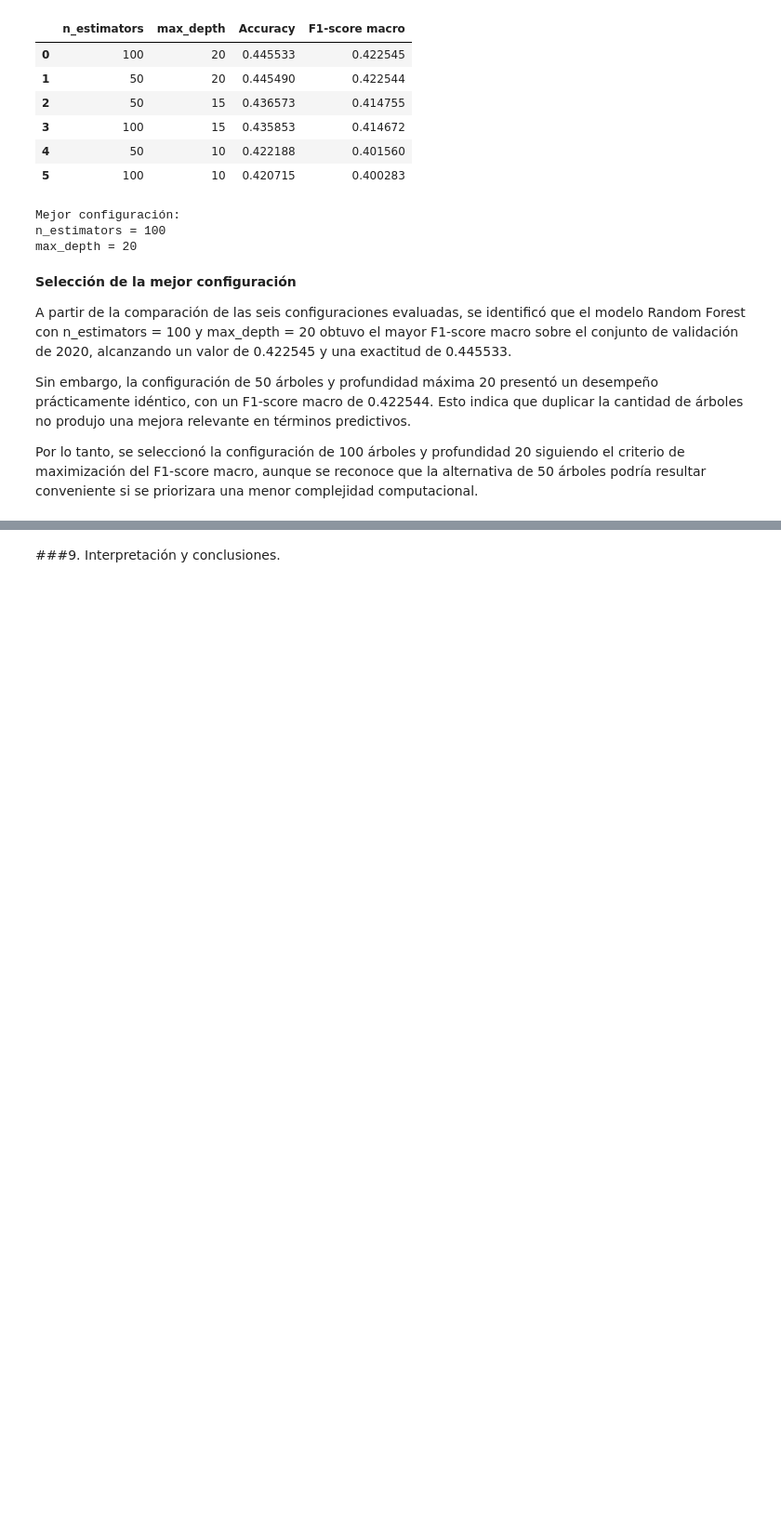
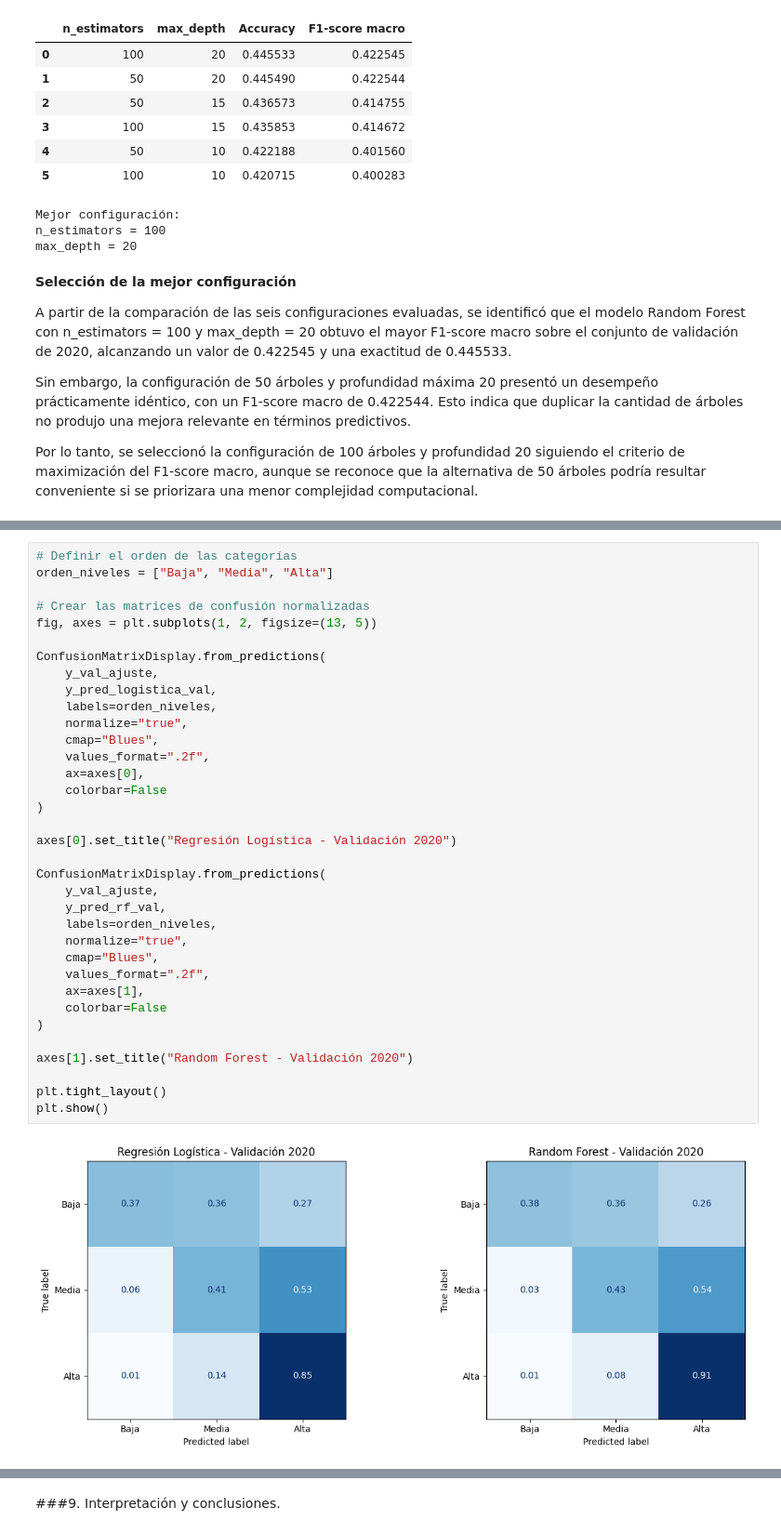
Before and after one commit to ChronosXV/Metodologia_grupo2, a Jupyter notebook: Metodologia_1_Grupo_2_Modelado_ML.ipynb, the cells around one changed output, grey strips where cells are left out. Shown at 93% size. Drawn from its saved outputs; the diff is of its cells as text; blank space fills up the shorter version.

Commit message:
Punto 8 comparar modelos y seleccionar random forest

```diff
--- a/Metodologia_1_Grupo_2_Modelado_ML.ipynb
+++ b/Metodologia_1_Grupo_2_Modelado_ML.ipynb
@@ -1544,0 +1686,37 @@ Por lo tanto, se seleccionó la configuración de 100 árboles y profundidad 20
+# %%
+# Definir el orden de las categorías
+orden_niveles = ["Baja", "Media", "Alta"]
+
+# Crear las matrices de confusión normalizadas
+fig, axes = plt.subplots(1, 2, figsize=(13, 5))
+
+ConfusionMatrixDisplay.from_predictions(
+    y_val_ajuste,
+    y_pred_logistica_val,
+    labels=orden_niveles,
+    normalize="true",
+    cmap="Blues",
+    values_format=".2f",
+    ax=axes[0],
+    colorbar=False
+)
+
+axes[0].set_title("Regresión Logística - Validación 2020")
+
+ConfusionMatrixDisplay.from_predictions(
+    y_val_ajuste,
+    y_pred_rf_val,
+    labels=orden_niveles,
+    normalize="true",
+    cmap="Blues",
+    values_format=".2f",
+    ax=axes[1],
+    colorbar=False
+)
+
+axes[1].set_title("Random Forest - Validación 2020")
+
+plt.tight_layout()
+plt.show()
+# %% [output]
+[figure, added]
```
Also changed, not shown: parts of 6 cells of this notebook.
